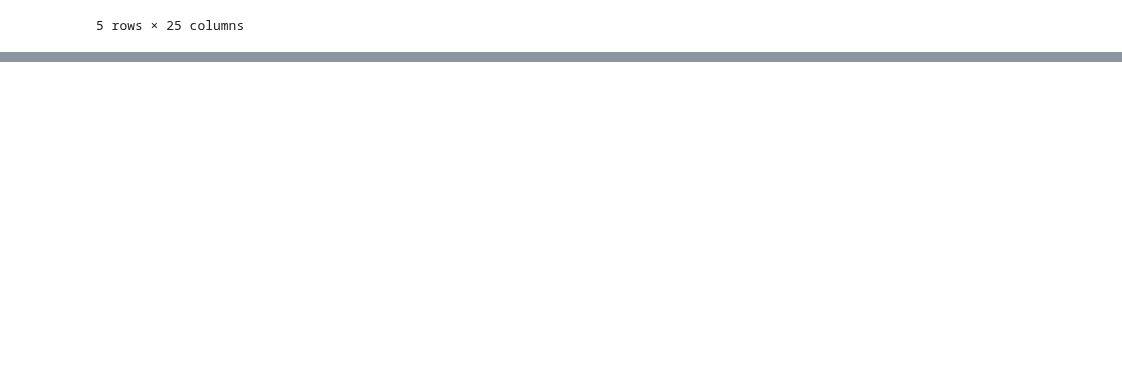
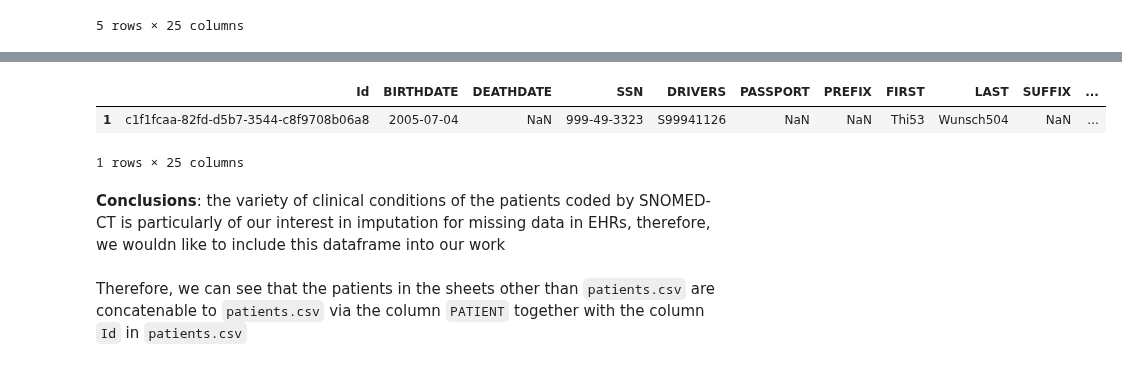
Before and after one commit to Orthologues/VAEQL_plus_Imputation, a Jupyter notebook: data_exploration.ipynb, the cells around one changed output, grey strips where cells are left out. Saved outputs shown, nothing was run; the diff lists cells and outputs as text; code cells hidden in the pictures; blank space fills up the shorter version.

```diff
--- a/data_exploration.ipynb
+++ b/data_exploration.ipynb
@@ -326,0 +455,10 @@ synthea_1k_patients_df.tail()
+# %%
+synthea_1k_patients_df.loc[synthea_1k_patients_df['Id'] == str(synthea_1k_conditions_df.iloc[0]['PATIENT'])]
+# %% [output]
+|  | Id | BIRTHDATE | DEATHDATE | SSN | DRIVERS | PASSPORT | PREFIX | FIRST | LAST | SUFFIX | ... |
+| 1 | c1f1fcaa-82fd-d5b7-3544-c8f9708b06a8 | 2005-07-04 | NaN | 999-49-3323 | S99941126 | NaN | NaN | Thi53 | Wunsch504 | NaN | ... |
+1 rows × 25 columns
+# %% [markdown]
+<b>Conclusions</b>: the variety of clinical conditions of the patients coded by SNOMED-CT is particularly of our interest in imputation for missing data in EHRs, therefore, we wouldn like to include this dataframe into our work
+# %% [markdown]
+Therefore, we can see that the patients in the sheets other than <code>patients.csv</code> are concatenable to <code>patients.csv</code> via the column <code>PATIENT</code> together with the column <code>Id</code> in <code>patients.csv</code>
```
Also changed, not shown: parts of 21 cells of this notebook.
